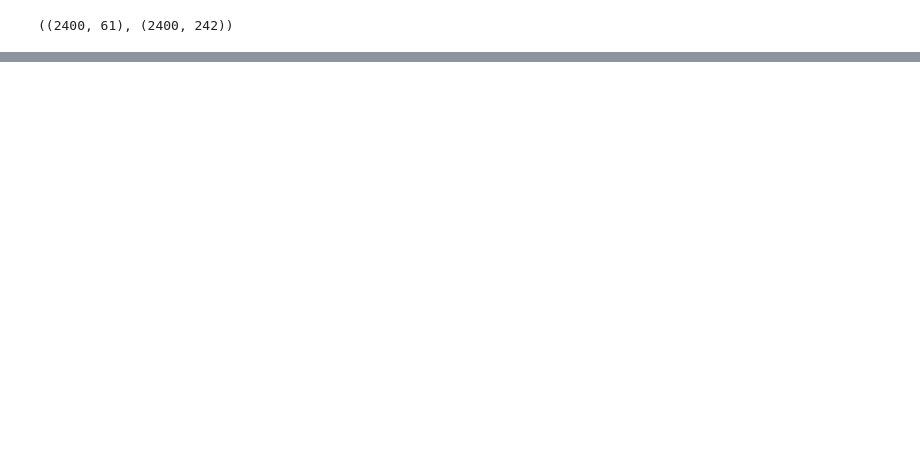
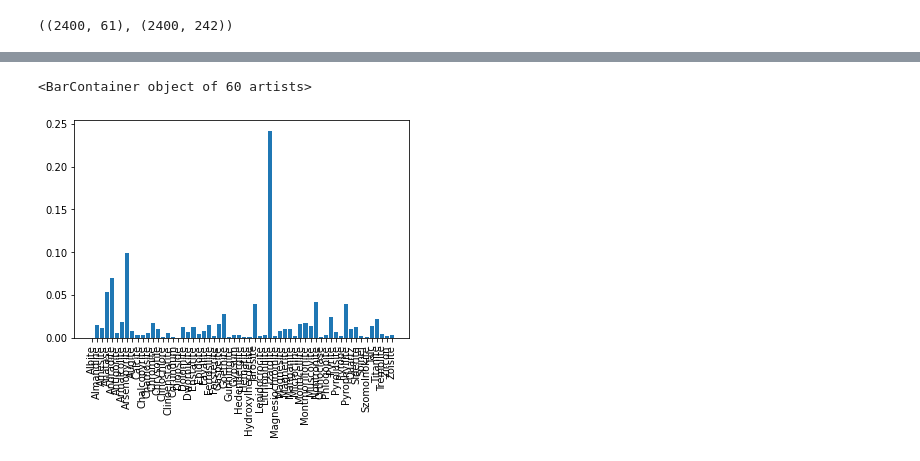
Before and after one commit to fpaissan/raman_spectrograms_analysis, a Jupyter notebook: notebooks/fp-material-classifier.ipynb, the cells around one changed output, grey strips where cells are left out. Saved outputs shown, nothing was run; the diff lists cells and outputs as text; code cells hidden in the pictures; blank space fills up the shorter version.

```diff
--- a/notebooks/fp-material-classifier.ipynb
+++ b/notebooks/fp-material-classifier.ipynb
@@ -71,0 +84,6 @@ y_pred.plot(kind='bar')
+# %%
+plt.xticks(rotation='vertical')
+plt.bar(x = S2.labels, height = S2.value)
+# %% [output]
+<BarContainer object of 60 artists>
+[figure, added]
```
Also changed, not shown: parts of 9 cells of this notebook.
